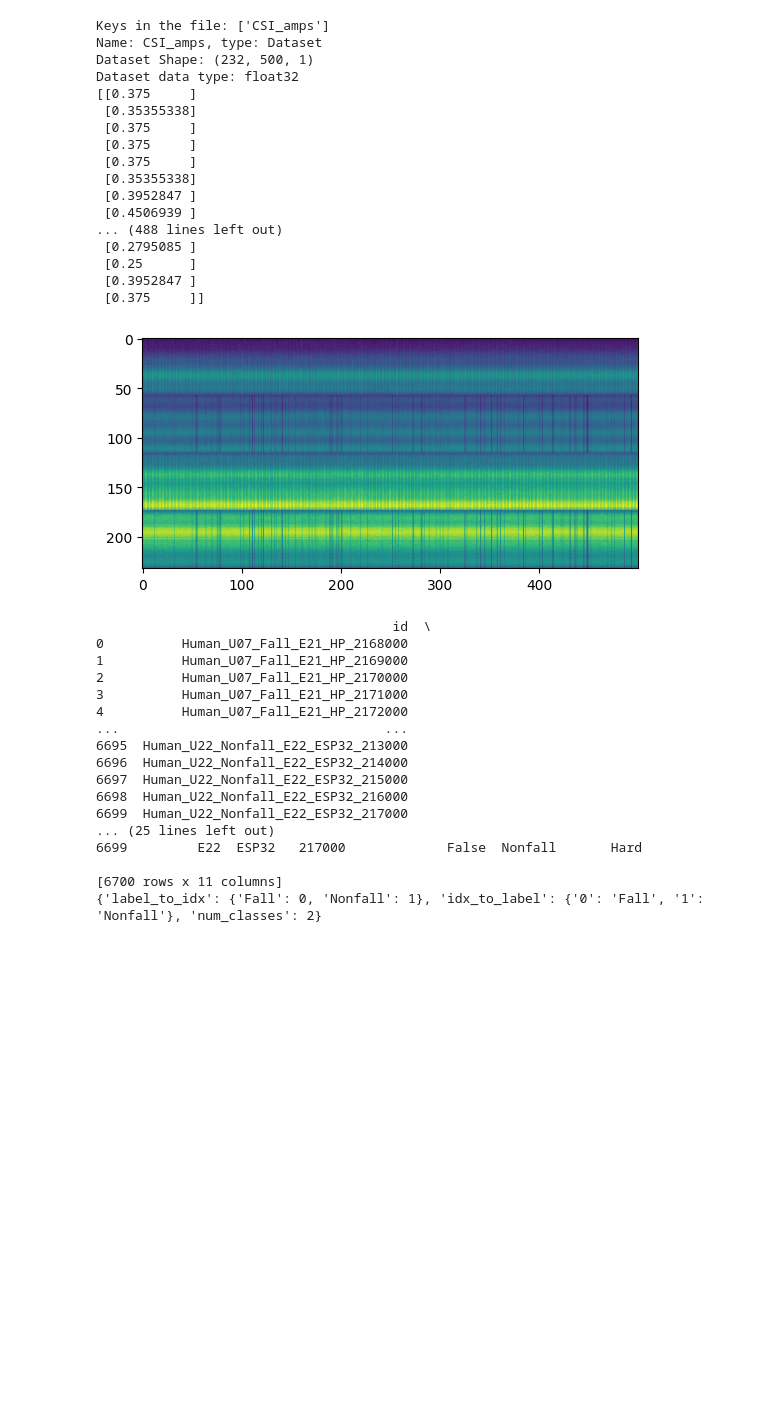
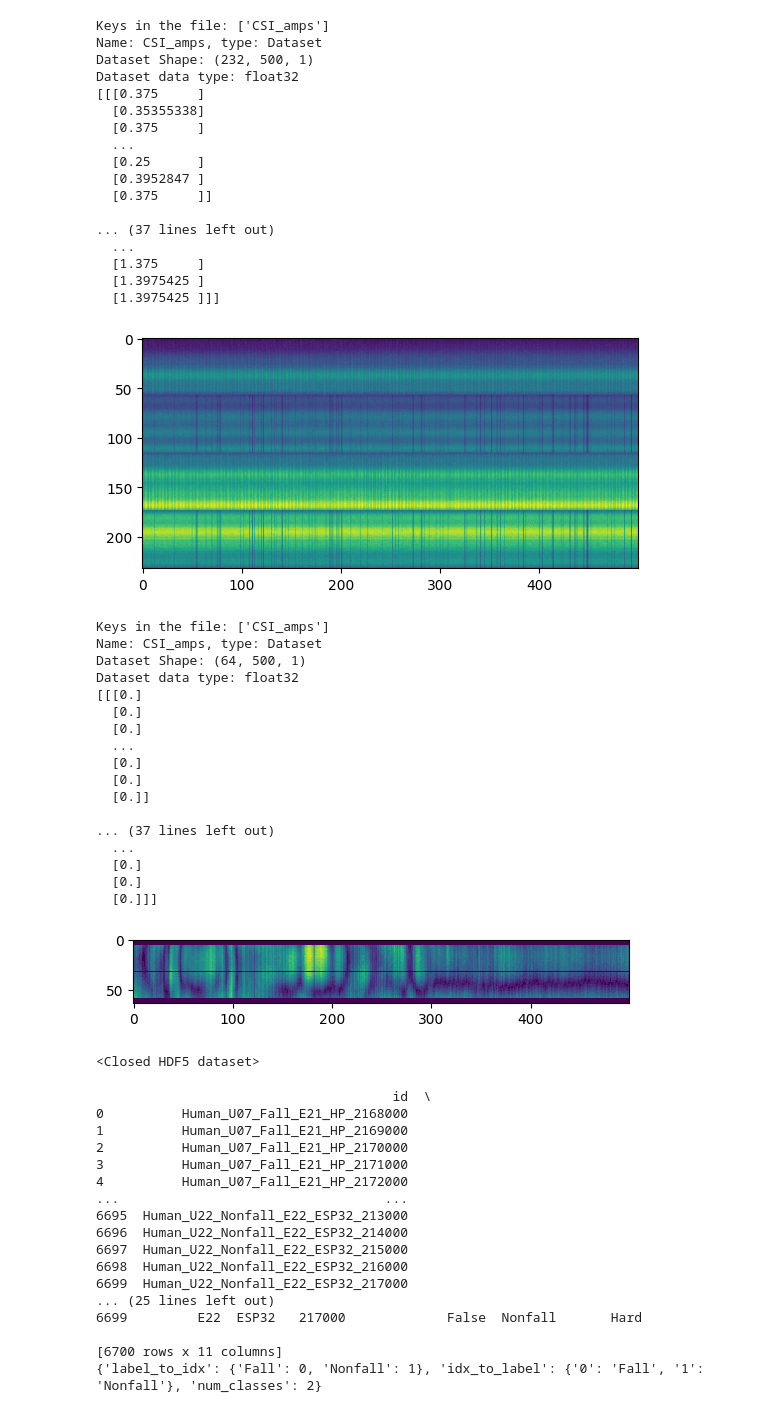
Before and after one commit to charleysanchez/csi-bench-SSL, a Jupyter notebook: notebooks/EDA.ipynb, the cells around one changed output. Cells and saved outputs as stored; diff of their text form; code cells hidden in the pictures; blank space fills up the shorter version.

```diff
--- a/notebooks/EDA.ipynb
+++ b/notebooks/EDA.ipynb
@@ -23,27 +23,71 @@ with h5py.File(fullPath, 'r') as f:
     print(f"Dataset data type: {dataset.dtype}")
 
     data_array = dataset[:]
-    print(data_array[0])
+    print(data_array)
     plt.imshow(data_array)
 # %% [output]
 Keys in the file: ['CSI_amps']
 Name: CSI_amps, type: Dataset
 Dataset Shape: (232, 500, 1)
 Dataset data type: float32
-[[0.375     ]
- [0.35355338]
- [0.375     ]
- [0.375     ]
- [0.375     ]
- [0.35355338]
- [0.3952847 ]
- [0.4506939 ]
-... (488 lines left out)
- [0.2795085 ]
- [0.25      ]
- [0.3952847 ]
- [0.375     ]]
+[[[0.375     ]
+  [0.35355338]
+  [0.375     ]
+  ...
+  [0.25      ]
+  [0.3952847 ]
+  [0.375     ]]
+
+... (37 lines left out)
+  ...
+  [1.375     ]
+  [1.3975425 ]
+  [1.3975425 ]]]
 [figure]
+# %%
+
+subPath = "sub_Human/user_U08/act_Fall/env_E22/device_ESP32/session_1000__freq64.h5"
+rootPath = "../data/FallDetection/"
+
+fullPath = os.path.join(rootPath, subPath)
+
+with h5py.File(fullPath, 'r') as f:
+    print("Keys in the file:", list(f.keys()))
+
+    for name, obj in f.items():
+        print(f"Name: {name}, type: {obj.__class__.__name__}")
+
+    dataset = f["CSI_amps"]
+
+    print(f"Dataset Shape: {dataset.shape}")
+    print(f"Dataset data type: {dataset.dtype}")
+
+    data_array = dataset[:]
+    print(data_array)
+    plt.imshow(data_array)
+# %% [output]
+Keys in the file: ['CSI_amps']
+Name: CSI_amps, type: Dataset
+Dataset Shape: (64, 500, 1)
+Dataset data type: float32
+[[[0.]
+  [0.]
+  [0.]
+  ...
+  [0.]
+  [0.]
+  [0.]]
+
+... (37 lines left out)
+  ...
+  [0.]
+  [0.]
+  [0.]]]
+[figure, added]
+# %%
+dataset
+# %% [output]
+<Closed HDF5 dataset>
 # %%
 labelPath = os.path.join(rootPath, "metadata/sample_metadata.csv")
 labels = pd.read_csv(labelPath)
```
Also changed, not shown: parts of 1 cell of this notebook, 7 other files.
